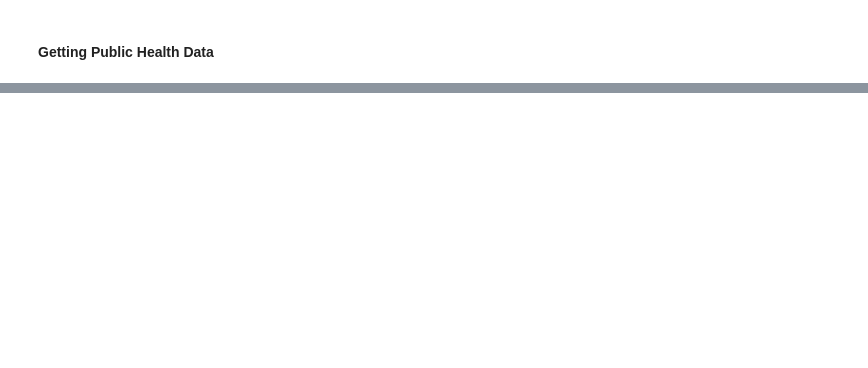
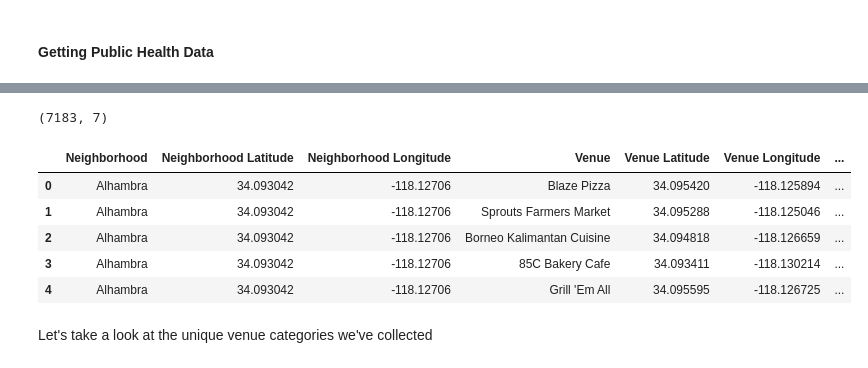
Before and after one commit to tomthomas/Capstone_project_neighborhood_health_analysis, a Jupyter notebook: Capstone_BOTN_TomT.ipynb, the cells around one changed output, grey strips where cells are left out. Cells and saved outputs as stored; diff of their text form; code cells hidden in the pictures; blank space fills up the shorter version.

```diff
--- a/Capstone_BOTN_TomT.ipynb
+++ b/Capstone_BOTN_TomT.ipynb
@@ -89,0 +356,19 @@ fit.head()
+# %%
+# Create map of Los Angeles using latitude and longitude values
+map_la = folium.Map(location=[latitude, longitude], zoom_start=10)
+
+# Add markers to map
+for lat, lng, region, neighborhood in zip(la_merged['Latitude'], la_merged['Longitude'], la_merged['Region'], la_merged['Neighborhood']):
+    label = '{}, {}'.format(neighborhood, region)
+    label = folium.Popup(label, parse_html=True)
+    folium.CircleMarker(
+        [lat, lng],
+        radius=5,
+        popup=label,
+        color='blue',
+        fill=True,
+        fill_color='#3186cc',
+        fill_opacity=0.7,
+        parse_html=False).add_to(map_la)
+
+map_la
@@ -89,0 +379,4 @@ fit.head()
+# %%
+la_merged = la_merged[(la_merged['Region'] != 'Antelope Valley') & (la_merged['Region'] != 'Santa Monica Mountains') & (la_merged['Region'] != 'Northwest County')
+& (la_merged['Region'] != 'San Fernando Valley')  & (la_merged['Region'] != 'Pomona Valley')
+ & (la_merged['Neighborhood'] != 'Los Angeles County')]
@@ -89,0 +397,9 @@ fit.head()
+# %%
+CLIENT_ID = 'JG23L3Z3IYDRCVAJNVPVZXYYVLRGIUJCHP20KVQV5OMAWIHI' # your Foursquare ID
+CLIENT_SECRET = 'XPQ3ND1BVVJ2NOD0G41SR4NWHVNV4L50EUPA3LPOK3NYZPR1' # your Foursquare Secret
+VERSION = '20180605' # Foursquare API version
+LIMIT = 100 # A default Foursquare API limit value
+
+print('Your credentails:')
+print('CLIENT_ID: ' + CLIENT_ID)
+print('CLIENT_SECRET:' + CLIENT_SECRET)
@@ -89,0 +452,6 @@ fit.head()
+# %%
+#Create a new Dataframe to store the API values
+la_venues = getNearbyVenues(names=la_merged['Neighborhood'],
+                                   latitudes=la_merged['Latitude'],
+                                   longitudes=la_merged['Longitude']
+                                  )
@@ -89,0 +476,14 @@ fit.head()
+# %%
+#Lets check the shape of the created DataFrame
+print(la_venues.shape)
+la_venues.head()
+# %% [output]
+(7183, 7)
+|  | Neighborhood | Neighborhood Latitude | Neighborhood Longitude | Venue | Venue Latitude | Venue Longitude | ... |
+| 0 | Alhambra | 34.093042 | -118.12706 | Blaze Pizza | 34.095420 | -118.125894 | ... |
+| 1 | Alhambra | 34.093042 | -118.12706 | Sprouts Farmers Market | 34.095288 | -118.125046 | ... |
+| 2 | Alhambra | 34.093042 | -118.12706 | Borneo Kalimantan Cuisine | 34.094818 | -118.126659 | ... |
+| 3 | Alhambra | 34.093042 | -118.12706 | 85C Bakery Cafe | 34.093411 | -118.130214 | ... |
+| 4 | Alhambra | 34.093042 | -118.12706 | Grill 'Em All | 34.095595 | -118.126725 | ... |
+# %% [markdown]
+Let's take a look at the unique venue categories we've collected
```
Also changed, not shown: parts of 54 cells of this notebook.
